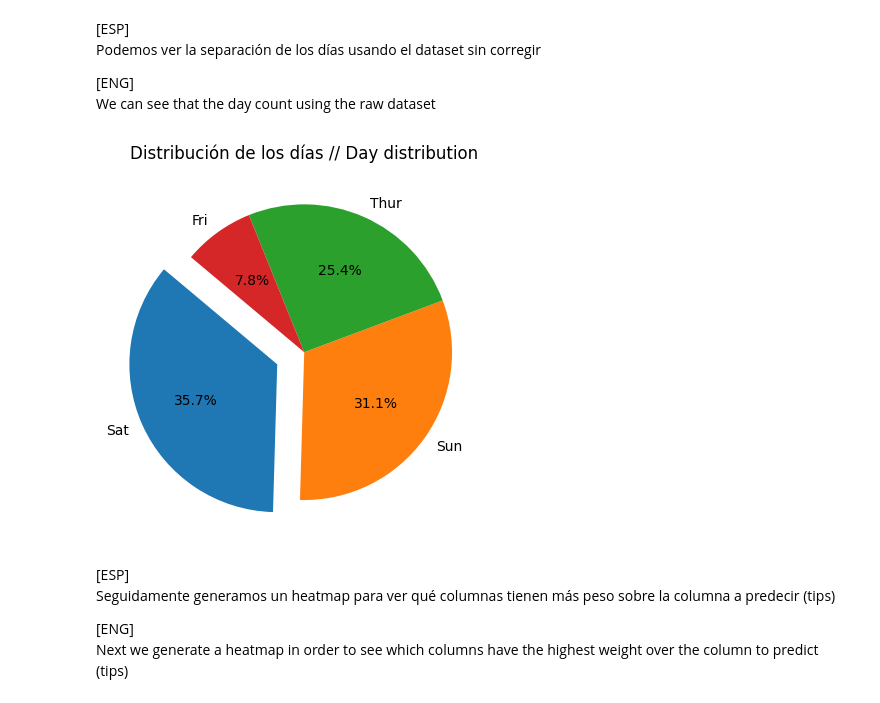
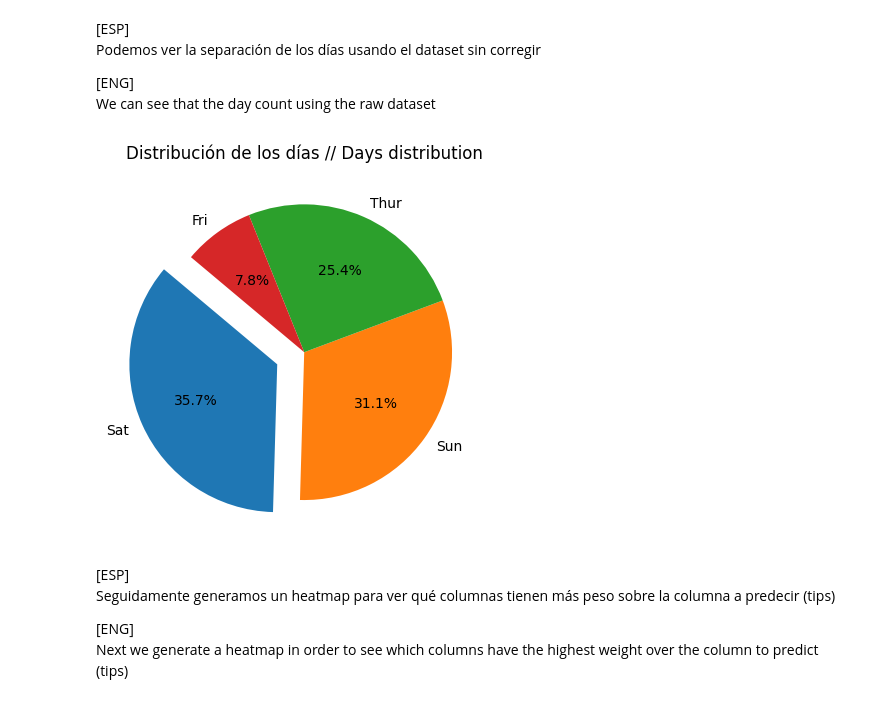
Before and after one commit to itorlou/Regression, a Jupyter notebook: AD_Google_Colaboratory_Torrado_Isaac.ipynb, the cells around one changed output. Saved outputs shown, nothing was run; the diff lists cells and outputs as text; code cells hidden in the pictures.

```diff
--- a/AD_Google_Colaboratory_Torrado_Isaac.ipynb
+++ b/AD_Google_Colaboratory_Torrado_Isaac.ipynb
@@ -220,12 +272,12 @@ We can see that the day count using the raw dataset
 # %%
 day_counts = df['day'].value_counts()
 
 # Crear el gráfico de tarta // Creating pie chart
 plt.pie(day_counts, labels=day_counts.index, autopct='%1.1f%%', startangle=140,explode=[0.2,0,0,0])
-plt.title('Distribución de los días // Day distribution') #Checkear que está OK
+plt.title('Distribución de los días // Days distribution') #Checkear que está OK
 plt.show()
 # %% [output]
-[figure, old version]
+[figure, new version]
 # %% [markdown]
 [ESP] \
 Seguidamente generamos un heatmap para ver qué columnas tienen más peso sobre la columna a predecir (tips)
```
Also changed, not shown: parts of 9 cells of this notebook.
